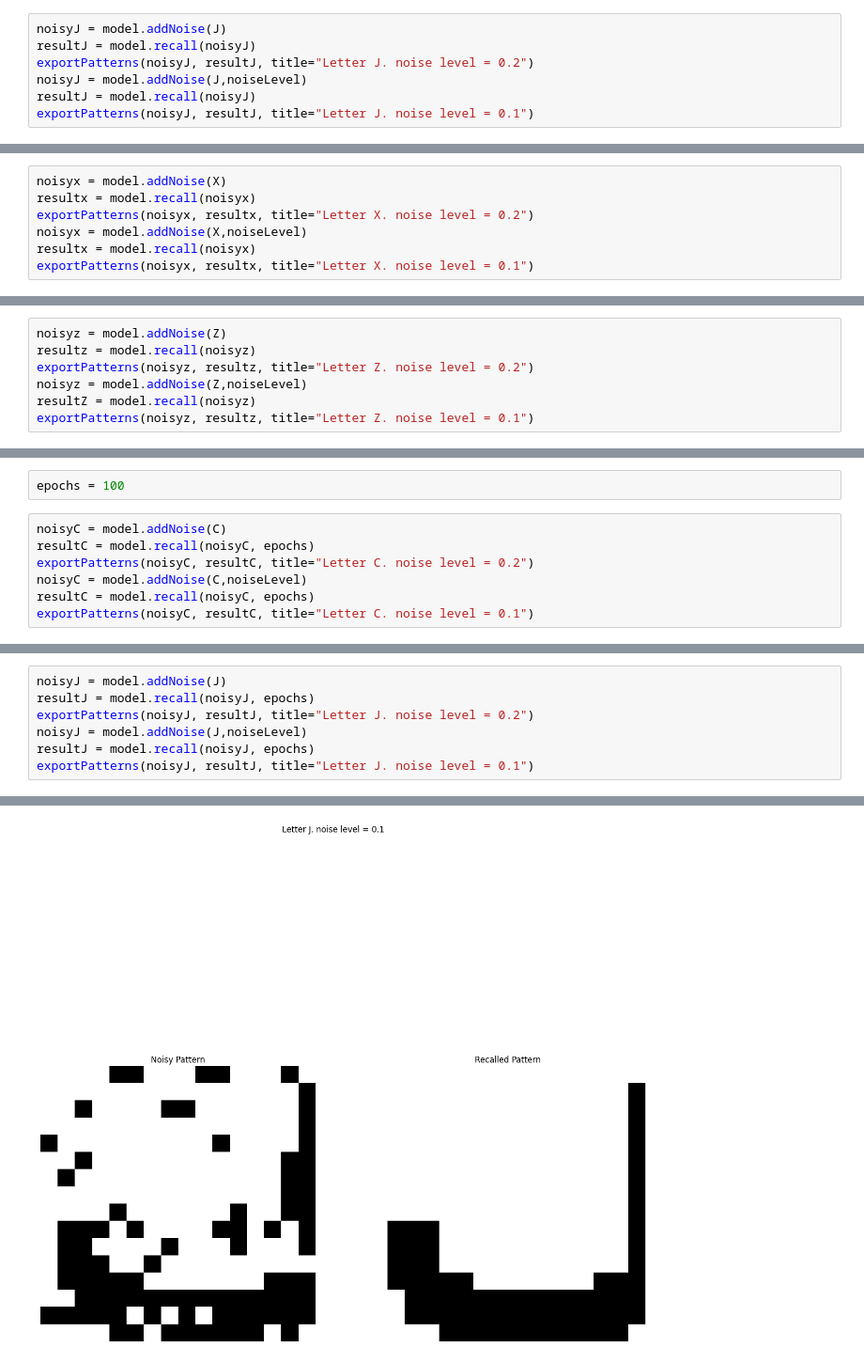
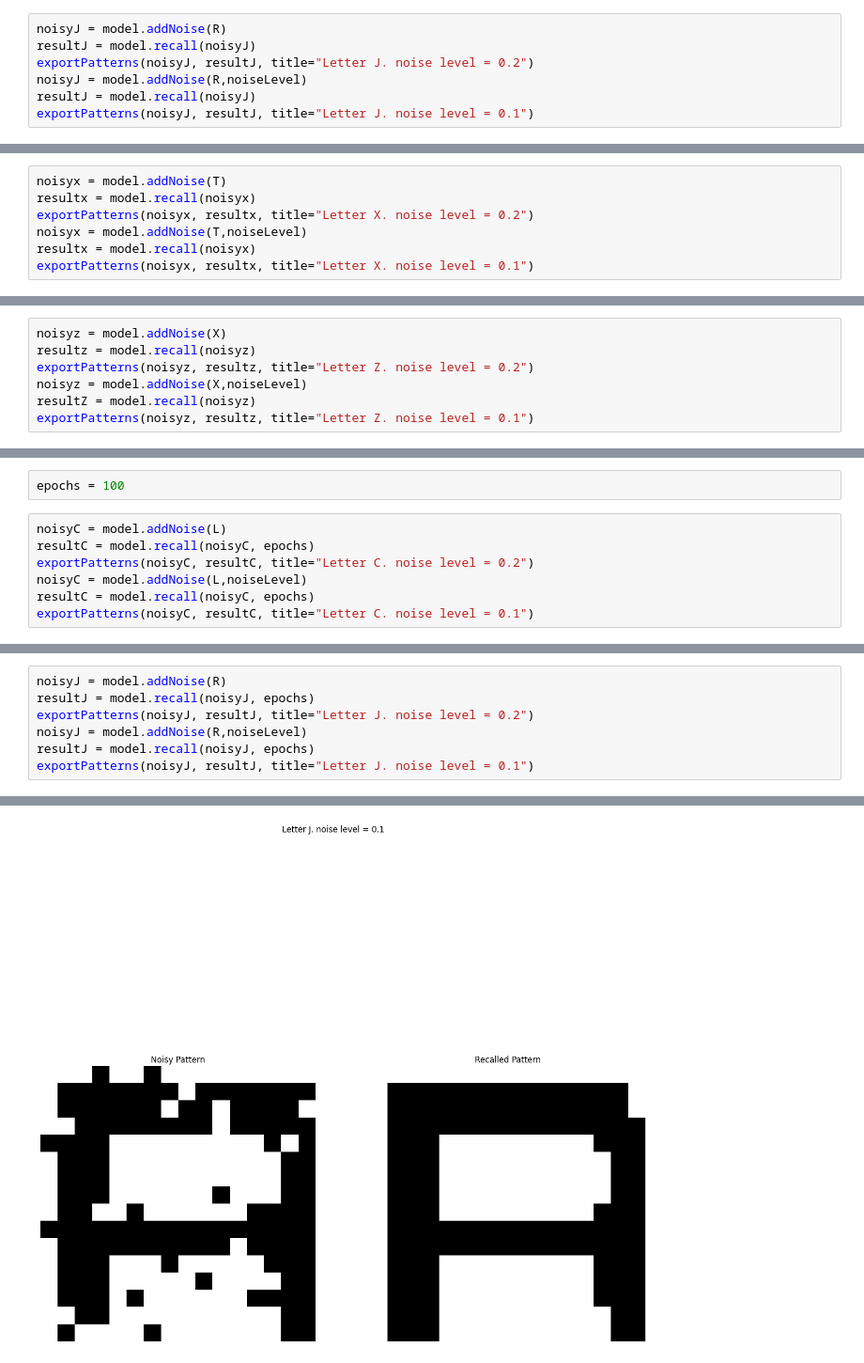
Before and after one commit to Ian-Arnott/TPs-SIA, a Jupyter notebook: Tp4/hopfield/hopfield_data.ipynb, the cells around one changed output, grey strips where cells are left out. Shown at 94% size. Cells and saved outputs as stored; diff of their text form.

```diff
--- a/Tp4/hopfield/hopfield_data.ipynb
+++ b/Tp4/hopfield/hopfield_data.ipynb
@@ -73,8 +73,8 @@ exportPatterns(noisyC, resultC, title="Letter C. noise level = 0.1")
 # %%
-noisyJ = model.addNoise(J)
+noisyJ = model.addNoise(R)
 resultJ = model.recall(noisyJ)
 exportPatterns(noisyJ, resultJ, title="Letter J. noise level = 0.2")
-noisyJ = model.addNoise(J,noiseLevel)
+noisyJ = model.addNoise(R,noiseLevel)
 resultJ = model.recall(noisyJ)
 exportPatterns(noisyJ, resultJ, title="Letter J. noise level = 0.1")
 # %% [output]
@@ -83,8 +83,8 @@ exportPatterns(noisyJ, resultJ, title="Letter J. noise level = 0.1")
 # %%
-noisyx = model.addNoise(X)
+noisyx = model.addNoise(T)
 resultx = model.recall(noisyx)
 exportPatterns(noisyx, resultx, title="Letter X. noise level = 0.2")
-noisyx = model.addNoise(X,noiseLevel)
+noisyx = model.addNoise(T,noiseLevel)
 resultx = model.recall(noisyx)
 exportPatterns(noisyx, resultx, title="Letter X. noise level = 0.1")
 # %% [output]
@@ -93,8 +93,8 @@ exportPatterns(noisyx, resultx, title="Letter X. noise level = 0.1")
 # %%
-noisyz = model.addNoise(Z)
+noisyz = model.addNoise(X)
 resultz = model.recall(noisyz)
 exportPatterns(noisyz, resultz, title="Letter Z. noise level = 0.2")
-noisyz = model.addNoise(Z,noiseLevel)
+noisyz = model.addNoise(X,noiseLevel)
 resultZ = model.recall(noisyz)
 exportPatterns(noisyz, resultz, title="Letter Z. noise level = 0.1")
 # %% [output]
@@ -103,10 +103,10 @@ exportPatterns(noisyz, resultz, title="Letter Z. noise level = 0.1")
 # %%
 epochs = 100
 # %%
-noisyC = model.addNoise(C)
+noisyC = model.addNoise(L)
 resultC = model.recall(noisyC, epochs)
 exportPatterns(noisyC, resultC, title="Letter C. noise level = 0.2")
-noisyC = model.addNoise(C,noiseLevel)
+noisyC = model.addNoise(L,noiseLevel)
 resultC = model.recall(noisyC, epochs)
 exportPatterns(noisyC, resultC, title="Letter C. noise level = 0.1")
 # %% [output]
@@ -115,8 +115,8 @@ exportPatterns(noisyC, resultC, title="Letter C. noise level = 0.1")
 # %%
-noisyJ = model.addNoise(J)
+noisyJ = model.addNoise(R)
 resultJ = model.recall(noisyJ, epochs)
 exportPatterns(noisyJ, resultJ, title="Letter J. noise level = 0.2")
-noisyJ = model.addNoise(J,noiseLevel)
+noisyJ = model.addNoise(R,noiseLevel)
 resultJ = model.recall(noisyJ, epochs)
 exportPatterns(noisyJ, resultJ, title="Letter J. noise level = 0.1")
 # %% [output]
@@ -124,2 +124,2 @@ exportPatterns(noisyJ, resultJ, title="Letter J. noise level = 0.1")
-[figure, old version]
+[figure, new version]
 # %%
```
Also changed, not shown: parts of 15 cells of this notebook, 1 other file.
